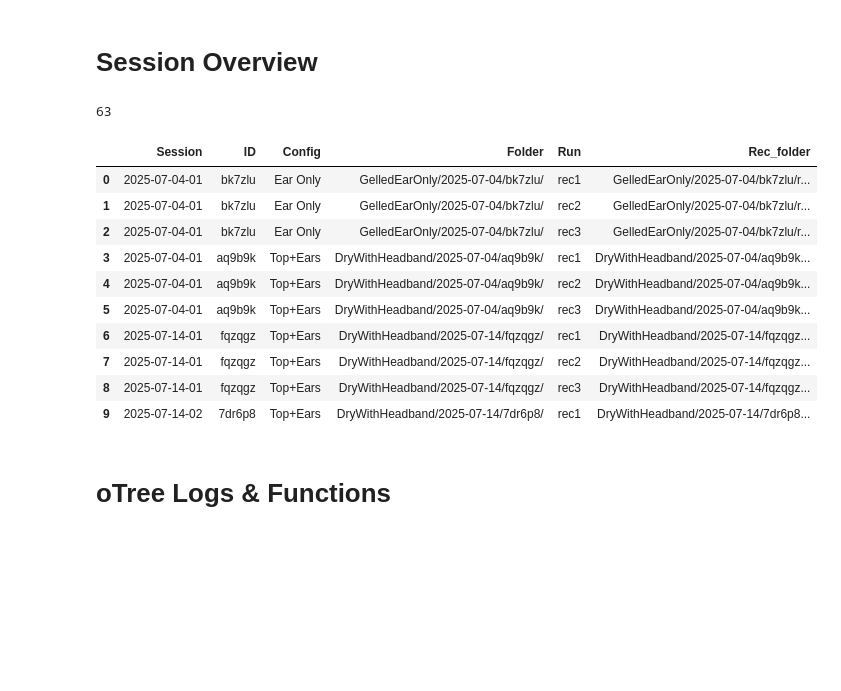
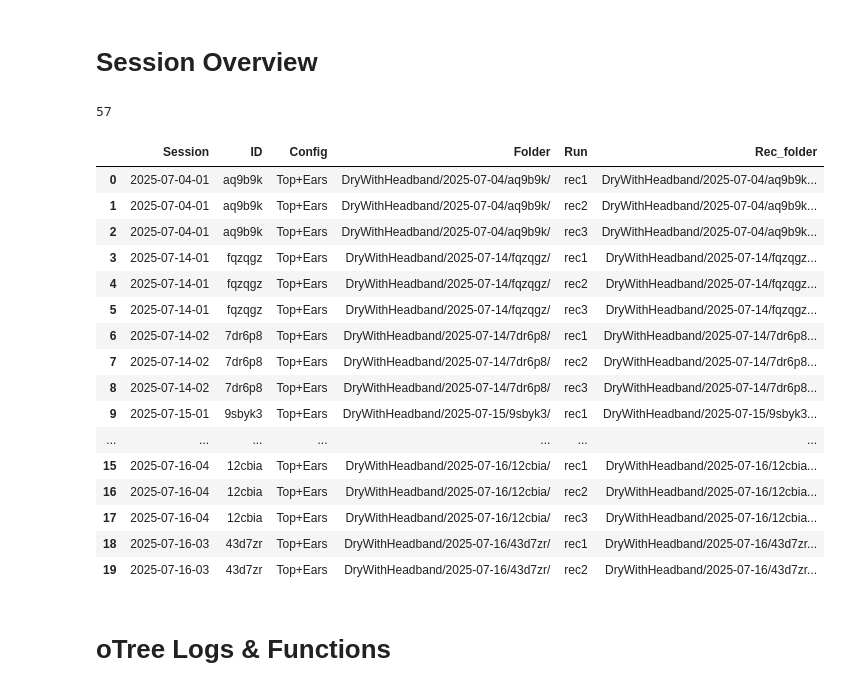
Before and after one commit to SamedVossberg/neuro_headphone_study, a Jupyter notebook: Code/preprocessing_headphonesV2_08_2025.ipynb, the cells around one changed output. Drawn from its saved outputs; the diff is of its cells as text; code cells hidden in the pictures; blank space fills up the shorter version.

```diff
--- a/Code/preprocessing_headphonesV2_08_2025.ipynb
+++ b/Code/preprocessing_headphonesV2_08_2025.ipynb
@@ -37,21 +37,29 @@ main_folder = "../Data/"
 # %%
 # Loading the manually created mapping file
 sessions = pd.read_csv(main_folder+"processed/session_overview.csv")
+sessions = sessions[sessions["ID"] != "bk7zlu"]
+sessions = sessions[sessions["ID"] != "2rw33z"].reset_index(drop=True) # excluding participant because of record quality and reset index
 print(len(sessions))
-sessions.head(10)
+sessions.head(20)
 # %% [output]
-63
+57
 |  | Session | ID | Config | Folder | Run | Rec_folder |
-| 0 | 2025-07-04-01 | bk7zlu | Ear Only | GelledEarOnly/2025-07-04/bk7zlu/ | rec1 | GelledEarOnly/2025-07-04/bk7zlu/r... |
-| 1 | 2025-07-04-01 | bk7zlu | Ear Only | GelledEarOnly/2025-07-04/bk7zlu/ | rec2 | GelledEarOnly/2025-07-04/bk7zlu/r... |
-| 2 | 2025-07-04-01 | bk7zlu | Ear Only | GelledEarOnly/2025-07-04/bk7zlu/ | rec3 | GelledEarOnly/2025-07-04/bk7zlu/r... |
-| 3 | 2025-07-04-01 | aq9b9k | Top+Ears | DryWithHeadband/2025-07-04/aq9b9k/ | rec1 | DryWithHeadband/2025-07-04/aq9b9k... |
-| 4 | 2025-07-04-01 | aq9b9k | Top+Ears | DryWithHeadband/2025-07-04/aq9b9k/ | rec2 | DryWithHeadband/2025-07-04/aq9b9k... |
-| 5 | 2025-07-04-01 | aq9b9k | Top+Ears | DryWithHeadband/2025-07-04/aq9b9k/ | rec3 | DryWithHeadband/2025-07-04/aq9b9k... |
-| 6 | 2025-07-14-01 | fqzqgz | Top+Ears | DryWithHeadband/2025-07-14/fqzqgz/ | rec1 | DryWithHeadband/2025-07-14/fqzqgz... |
-| 7 | 2025-07-14-01 | fqzqgz | Top+Ears | DryWithHeadband/2025-07-14/fqzqgz/ | rec2 | DryWithHeadband/2025-07-14/fqzqgz... |
-| 8 | 2025-07-14-01 | fqzqgz | Top+Ears | DryWithHeadband/2025-07-14/fqzqgz/ | rec3 | DryWithHeadband/2025-07-14/fqzqgz... |
-| 9 | 2025-07-14-02 | 7dr6p8 | Top+Ears | DryWithHeadband/2025-07-14/7dr6p8/ | rec1 | DryWithHeadband/2025-07-14/7dr6p8... |
+| 0 | 2025-07-04-01 | aq9b9k | Top+Ears | DryWithHeadband/2025-07-04/aq9b9k/ | rec1 | DryWithHeadband/2025-07-04/aq9b9k... |
+| 1 | 2025-07-04-01 | aq9b9k | Top+Ears | DryWithHeadband/2025-07-04/aq9b9k/ | rec2 | DryWithHeadband/2025-07-04/aq9b9k... |
+| 2 | 2025-07-04-01 | aq9b9k | Top+Ears | DryWithHeadband/2025-07-04/aq9b9k/ | rec3 | DryWithHeadband/2025-07-04/aq9b9k... |
+| 3 | 2025-07-14-01 | fqzqgz | Top+Ears | DryWithHeadband/2025-07-14/fqzqgz/ | rec1 | DryWithHeadband/2025-07-14/fqzqgz... |
+| 4 | 2025-07-14-01 | fqzqgz | Top+Ears | DryWithHeadband/2025-07-14/fqzqgz/ | rec2 | DryWithHeadband/2025-07-14/fqzqgz... |
+| 5 | 2025-07-14-01 | fqzqgz | Top+Ears | DryWithHeadband/2025-07-14/fqzqgz/ | rec3 | DryWithHeadband/2025-07-14/fqzqgz... |
+| 6 | 2025-07-14-02 | 7dr6p8 | Top+Ears | DryWithHeadband/2025-07-14/7dr6p8/ | rec1 | DryWithHeadband/2025-07-14/7dr6p8... |
+| 7 | 2025-07-14-02 | 7dr6p8 | Top+Ears | DryWithHeadband/2025-07-14/7dr6p8/ | rec2 | DryWithHeadband/2025-07-14/7dr6p8... |
+| 8 | 2025-07-14-02 | 7dr6p8 | Top+Ears | DryWithHeadband/2025-07-14/7dr6p8/ | rec3 | DryWithHeadband/2025-07-14/7dr6p8... |
+| 9 | 2025-07-15-01 | 9sbyk3 | Top+Ears | DryWithHeadband/2025-07-15/9sbyk3/ | rec1 | DryWithHeadband/2025-07-15/9sbyk3... |
+| ... | ... | ... | ... | ... | ... | ... |
+| 15 | 2025-07-16-04 | 12cbia | Top+Ears | DryWithHeadband/2025-07-16/12cbia/ | rec1 | DryWithHeadband/2025-07-16/12cbia... |
+| 16 | 2025-07-16-04 | 12cbia | Top+Ears | DryWithHeadband/2025-07-16/12cbia/ | rec2 | DryWithHeadband/2025-07-16/12cbia... |
+| 17 | 2025-07-16-04 | 12cbia | Top+Ears | DryWithHeadband/2025-07-16/12cbia/ | rec3 | DryWithHeadband/2025-07-16/12cbia... |
+| 18 | 2025-07-16-03 | 43d7zr | Top+Ears | DryWithHeadband/2025-07-16/43d7zr/ | rec1 | DryWithHeadband/2025-07-16/43d7zr... |
+| 19 | 2025-07-16-03 | 43d7zr | Top+Ears | DryWithHeadband/2025-07-16/43d7zr/ | rec2 | DryWithHeadband/2025-07-16/43d7zr... |
 # %% [markdown]
 # oTree Logs & Functions
 # %%
```
Also changed, not shown: parts of 12 cells of this notebook, 4 other files.
